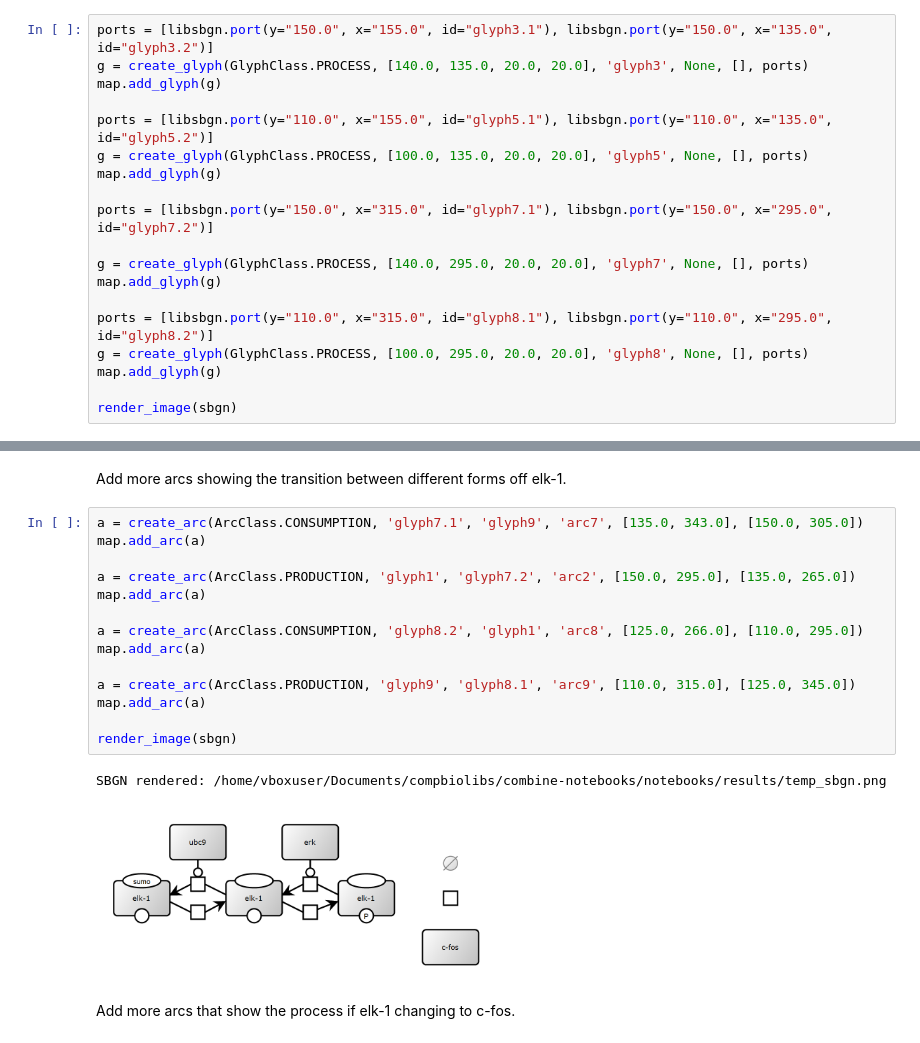
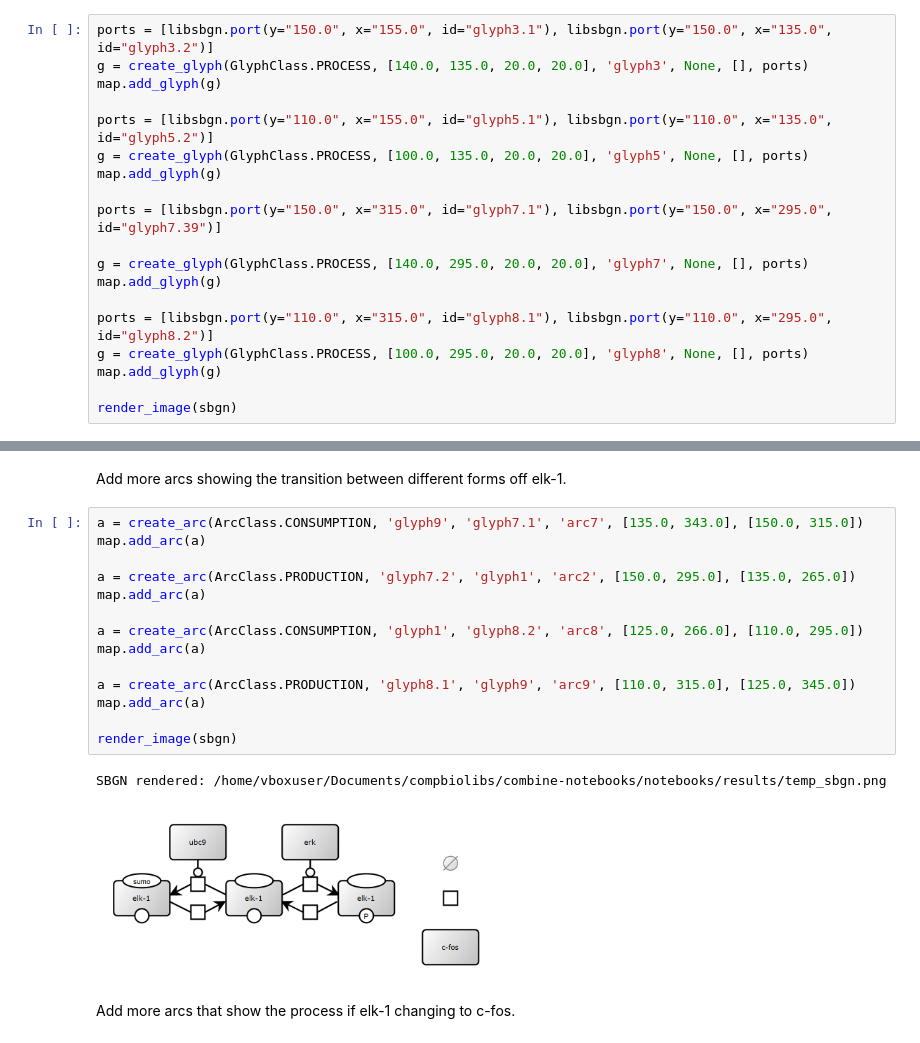
Before and after one commit to combine-org/combine-notebooks, a Jupyter notebook: notebooks/sbgn.ipynb, the cells around one changed output, grey strips where cells are left out. Drawn from its saved outputs; the diff is of its cells as text.

```diff
--- a/notebooks/sbgn.ipynb
+++ b/notebooks/sbgn.ipynb
@@ -235,7 +236,7 @@ ports = [libsbgn.port(y="110.0", x="155.0", id="glyph5.1"), libsbgn.port(y="110.
 g = create_glyph(GlyphClass.PROCESS, [100.0, 135.0, 20.0, 20.0], 'glyph5', None, [], ports)
 map.add_glyph(g)
 
-ports = [libsbgn.port(y="150.0", x="315.0", id="glyph7.1"), libsbgn.port(y="150.0", x="295.0", id="glyph7.2")]
+ports = [libsbgn.port(y="150.0", x="315.0", id="glyph7.1"), libsbgn.port(y="150.0", x="295.0", id="glyph7.39")]
 
 g = create_glyph(GlyphClass.PROCESS, [140.0, 295.0, 20.0, 20.0], 'glyph7', None, [], ports)
 map.add_glyph(g)
@@ -296,22 +297,22 @@ SBGN rendered: /home/vboxuser/Documents/compbiolibs/combine-notebooks/notebooks/
 # %% [markdown]
 Add more arcs showing the transition between different forms off elk-1.
 # %%
-a = create_arc(ArcClass.CONSUMPTION, 'glyph7.1', 'glyph9', 'arc7', [135.0, 343.0], [150.0, 305.0])
+a = create_arc(ArcClass.CONSUMPTION, 'glyph9', 'glyph7.1', 'arc7', [135.0, 343.0], [150.0, 315.0])
 map.add_arc(a)
 
-a = create_arc(ArcClass.PRODUCTION, 'glyph1', 'glyph7.2', 'arc2', [150.0, 295.0], [135.0, 265.0])
+a = create_arc(ArcClass.PRODUCTION, 'glyph7.2', 'glyph1', 'arc2', [150.0, 295.0], [135.0, 265.0])
 map.add_arc(a)
 
-a = create_arc(ArcClass.CONSUMPTION, 'glyph8.2', 'glyph1', 'arc8', [125.0, 266.0], [110.0, 295.0])
+a = create_arc(ArcClass.CONSUMPTION, 'glyph1', 'glyph8.2', 'arc8', [125.0, 266.0], [110.0, 295.0])
 map.add_arc(a)
 
-a = create_arc(ArcClass.PRODUCTION, 'glyph9', 'glyph8.1', 'arc9', [110.0, 315.0], [125.0, 345.0])
+a = create_arc(ArcClass.PRODUCTION, 'glyph8.1', 'glyph9', 'arc9', [110.0, 315.0], [125.0, 345.0])
 map.add_arc(a)
 
 render_image(sbgn)
 # %% [output]
 SBGN rendered: /home/vboxuser/Documents/compbiolibs/combine-notebooks/notebooks/results/temp_sbgn.png
-[figure, old version]
+[figure, new version]
 # %% [markdown]
 Add more arcs that show the process if elk-1 changing to c-fos.
 # %%
```
Also changed, not shown: parts of 9 cells of this notebook, 8 other files.
